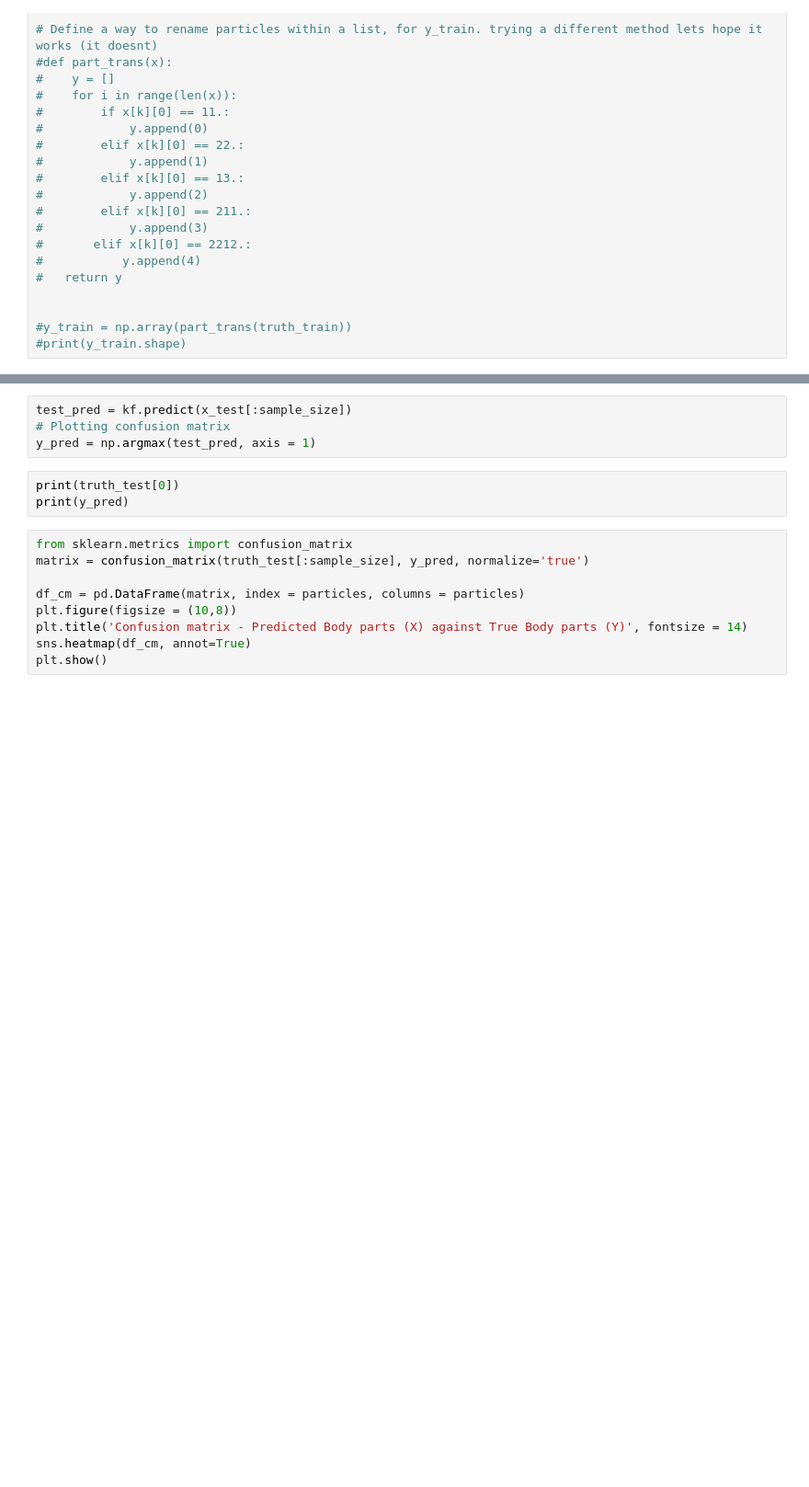
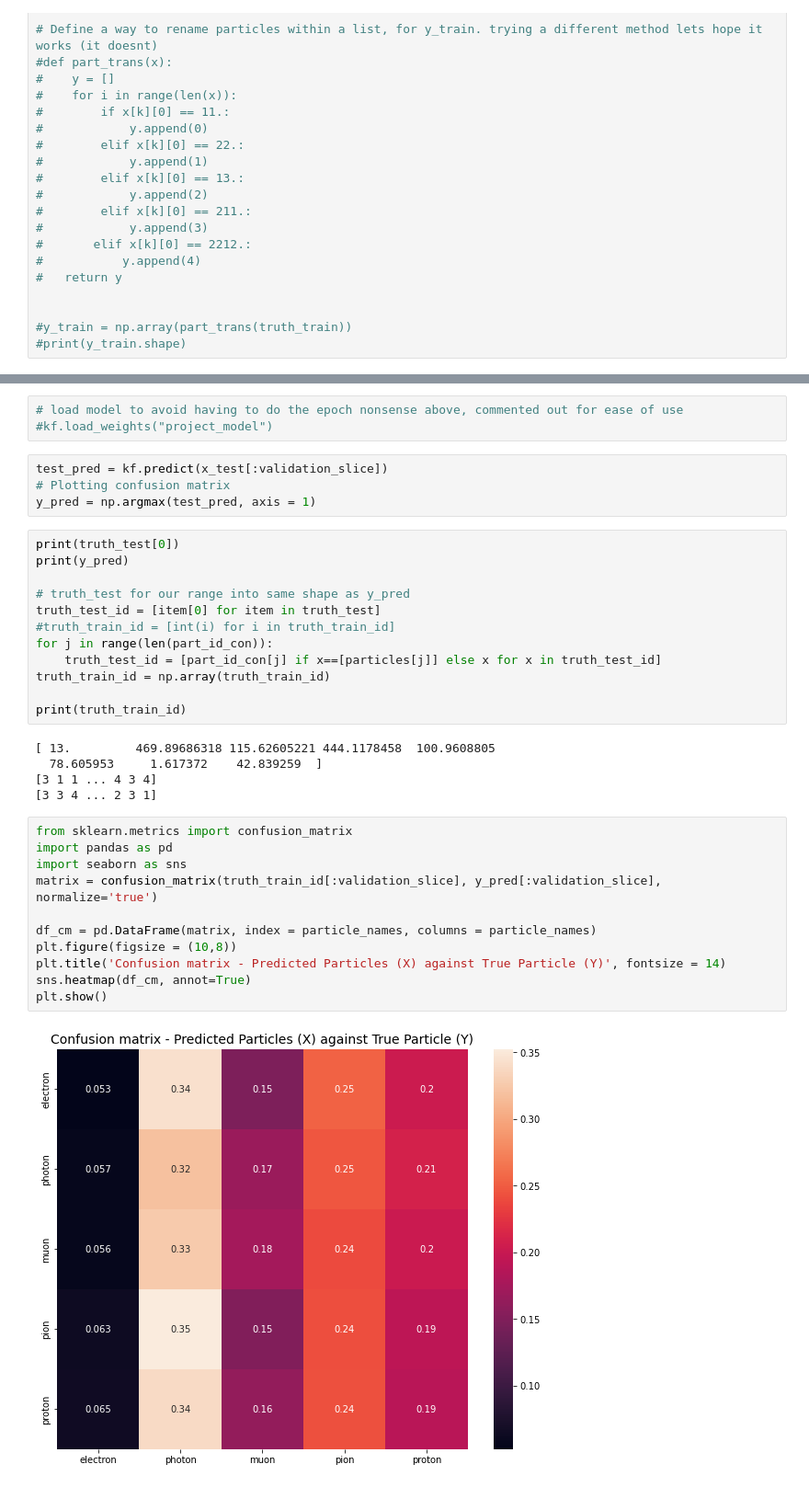
Before and after one commit to CasperMcTavish/DAML, a Jupyter notebook: Project1_ML.ipynb, the cells around one changed output, grey strips where cells are left out. Shown: that part at 92% size. Cells and saved outputs as stored; diff of their text form; blank space fills up the shorter version.

```diff
--- a/Project1_ML.ipynb
+++ b/Project1_ML.ipynb
@@ -743,16 +753,37 @@ kff.save("project_model")
+# %%
+# load model to avoid having to do the epoch nonsense above, commented out for ease of use
+#kf.load_weights("project_model")
 # %%
-test_pred = kf.predict(x_test[:sample_size])
+test_pred = kf.predict(x_test[:validation_slice])
 # Plotting confusion matrix
 y_pred = np.argmax(test_pred, axis = 1)
 # %%
 print(truth_test[0])
 print(y_pred)
+
+# truth_test for our range into same shape as y_pred
+truth_test_id = [item[0] for item in truth_test]
+#truth_train_id = [int(i) for i in truth_train_id]
+for j in range(len(part_id_con)):
+    truth_test_id = [part_id_con[j] if x==[particles[j]] else x for x in truth_test_id]
+truth_train_id = np.array(truth_train_id)
+
+print(truth_train_id)
+# %% [output]
+[ 13.         469.89686318 115.62605221 444.1178458  100.9608805
+  78.605953     1.617372    42.839259  ]
+[3 1 1 ... 4 3 4]
+[3 3 4 ... 2 3 1]
 # %%
 from sklearn.metrics import confusion_matrix
-matrix = confusion_matrix(truth_test[:sample_size], y_pred, normalize='true')
+import pandas as pd
+import seaborn as sns
+matrix = confusion_matrix(truth_train_id[:validation_slice], y_pred[:validation_slice], normalize='true')
 
-df_cm = pd.DataFrame(matrix, index = particles, columns = particles)
+df_cm = pd.DataFrame(matrix, index = particle_names, columns = particle_names)
 plt.figure(figsize = (10,8))
-plt.title('Confusion matrix - Predicted Body parts (X) against True Body parts (Y)', fontsize = 14)
+plt.title('Confusion matrix - Predicted Particles (X) against True Particle (Y)', fontsize = 14)
 sns.heatmap(df_cm, annot=True)
 plt.show()
+# %% [output]
+[figure, added]
```
Also changed, not shown: parts of 6 cells of this notebook.
